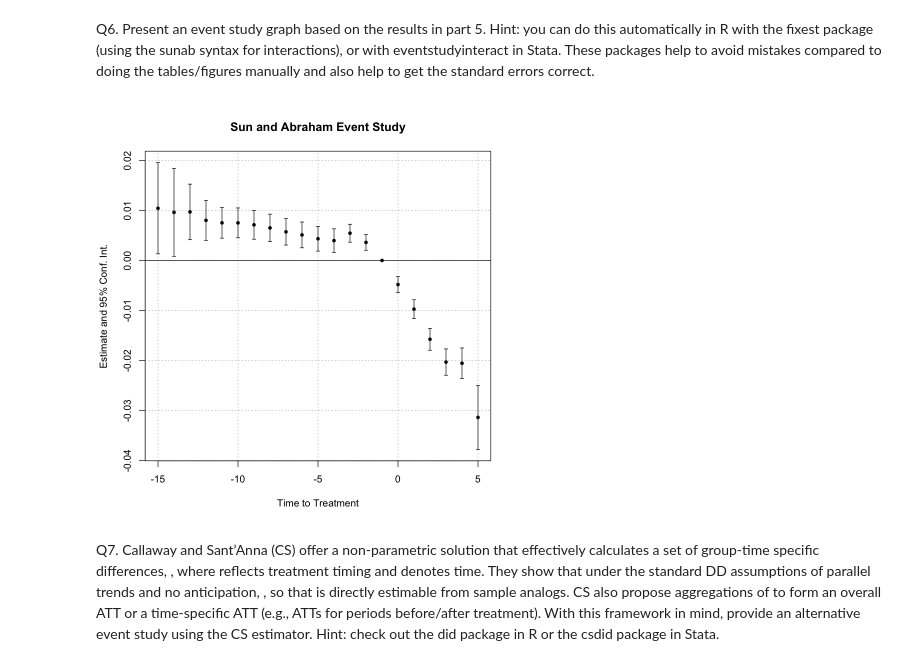
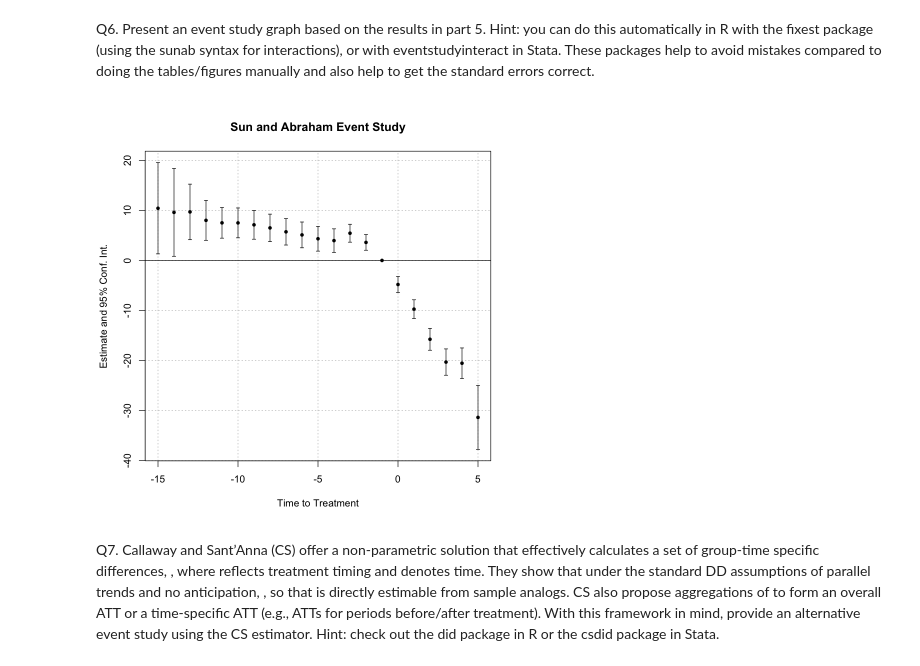
Before and after one commit to emersonhamer/EC-771-Empirical, a Jupyter notebook: analysis/HE-Empirical_qs.ipynb, the cells around one changed output. Drawn from its saved outputs; the diff is of its cells as text; code cells hidden in the pictures.

Commit message:
change event study code

```diff
--- a/analysis/HE-Empirical_qs.ipynb
+++ b/analysis/HE-Empirical_qs.ipynb
@@ -252,7 +239,7 @@ where in Equation @ref(eq:dd) is an indicator set to 1 when a hospital is in a s
 . Present four estimates from this estimation in a table: one based on the full sample (regardless of treatment timing); one when limiting to the 2014 treatment group (with never treated as the control group); one when limiting to the 2015 treatment group (with never treated as the control group); and one when limiting to the 2016 treatment group (with never treated as the control group). Briefly explain any differences.
 # %%
 reg.data1 <- trim.data %>%
-  mutate(uncomp_care=uncomp_care/1000) %>%
+  #mutate(uncomp_care=uncomp_care/1000) %>%
   mutate(treat=
            case_when(
              year>=year_expand & !is.na(year_expand) ~ 1,
@@ -262,19 +249,19 @@ reg.data1 <- trim.data %>%
          )
 
 reg.data2 <- trim.data %>%
-  mutate(uncomp_care=uncomp_care/1000) %>%
+  #mutate(uncomp_care=uncomp_care/1000) %>%
   filter(is.na(year_expand) | year_expand==2014) %>%
   mutate(post=(year>=2014),
          treat=post*expanded_ever)
 
 reg.data3 <- trim.data %>%
-  mutate(uncomp_care=uncomp_care/1000) %>%
+  #mutate(uncomp_care=uncomp_care/1000) %>%
   filter(is.na(year_expand) | year_expand==2015) %>%
   mutate(post=(year>=2015),
          treat=post*expanded_ever)
 
 reg.data4 <- trim.data %>%
-  mutate(uncomp_care=uncomp_care/1000) %>%
+  #mutate(uncomp_care=uncomp_care/1000) %>%
   filter(is.na(year_expand) | year_expand==2016) %>%
   mutate(post=(year>=2016),
          treat=post*expanded_ever)
@@ -362,11 +370,8 @@ Q6. Present an event study graph based on the results in part 5. Hint: you can d
 # %%
 #Event study plot
 sa.event.plot <- iplot(sa.reg, xlab = "Time to Treatment", main="Sun and Abraham Event Study")
-
-# Save the plot
-saveRDS(sa.event.plot, "sa_event_plot.rds")
 # %% [output]
-[figure, old version]
+[figure, new version]
 # %% [markdown]
 Q7. Callaway and Sant’Anna (CS) offer a non-parametric solution that effectively calculates a set of group-time specific differences,
 , where
```
Also changed, not shown: parts of 16 cells of this notebook, 2 other files.
